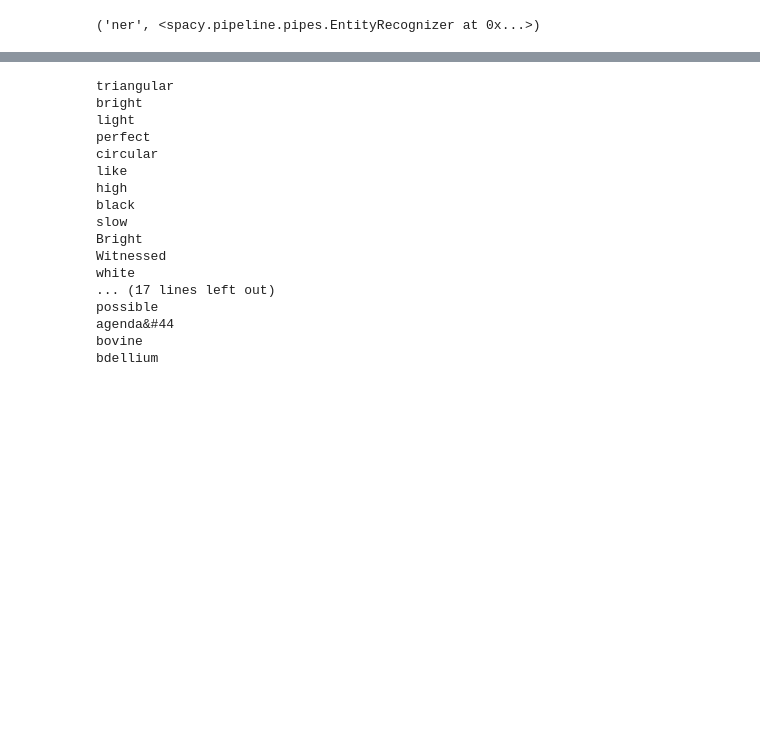
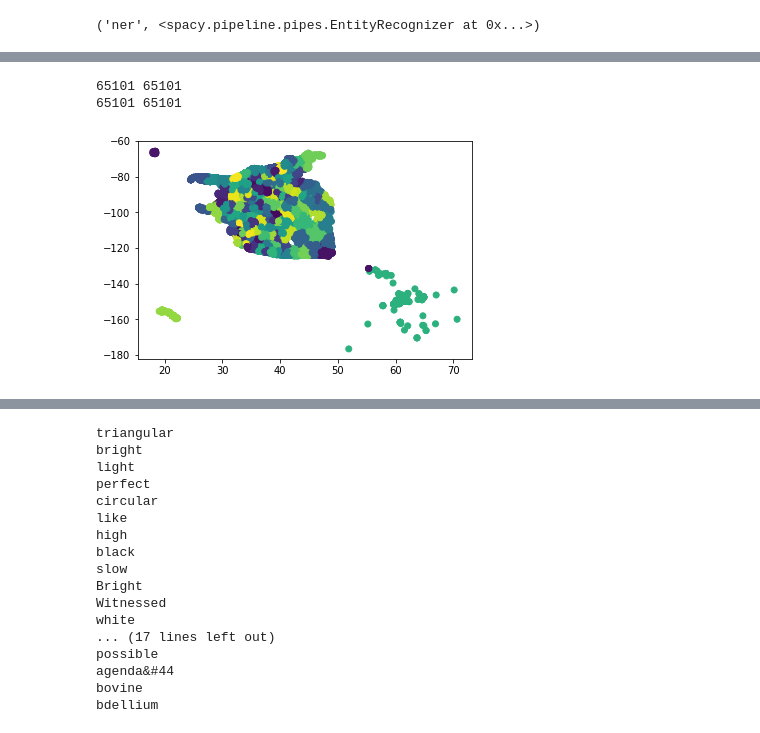
Before and after one commit to MGutensohn/anlp-final-project, a Jupyter notebook: Final_Project_trial_1.ipynb, the cells around one changed output, grey strips where cells are left out. Drawn from its saved outputs; the diff is of its cells as text; code cells hidden in the pictures; blank space fills up the shorter version.

```diff
--- a/Final_Project_trial_1.ipynb
+++ b/Final_Project_trial_1.ipynb
@@ -17 +102,13 @@ df1 = pd.DataFrame.from_csv(f, sep='\t')
+# %%
+print(len(clusters), df1_us['latitude'].count())
+for i in range(len(clusters)):
+    df1_us.at[i, 'cluster'] = clusters[i]
+print(len(clusters), df1_us['latitude'].count())
+
+plt.scatter(df1_us['latitude'], df1_us['longitude '], c=df1_us['cluster']);
+plt.show()
+# %% [output]
+65101 65101
+65101 65101
+[figure, added]
 # %%
```
Also changed, not shown: parts of 10 cells of this notebook.
